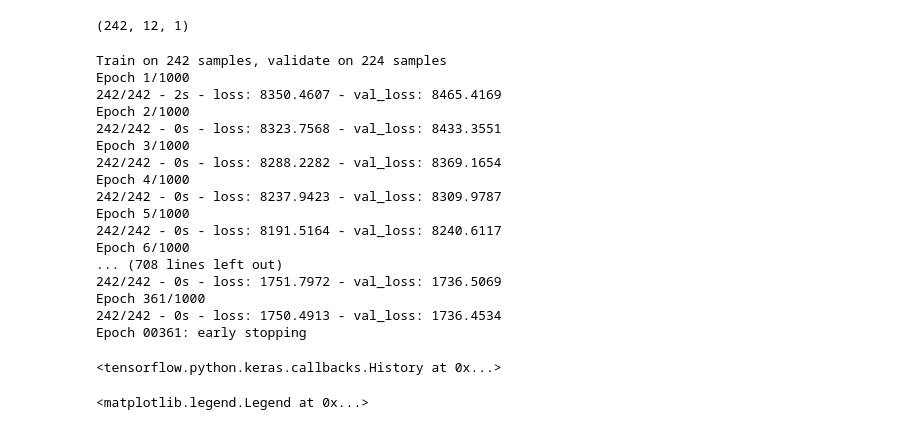
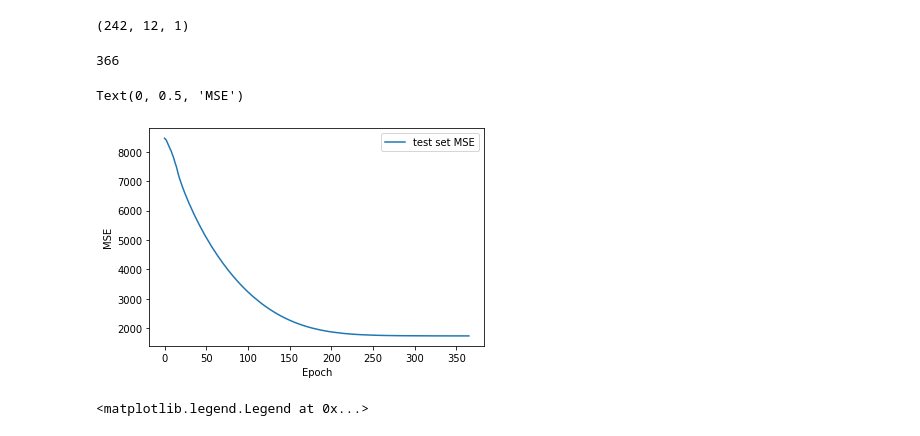
Before and after one commit to jtwang1027/business_analysis, a Jupyter notebook: lstm_time_series.ipynb, the cells around one changed output. Saved outputs shown, nothing was run; the diff lists cells and outputs as text; code cells hidden in the pictures.

```diff
--- a/lstm_time_series.ipynb
+++ b/lstm_time_series.ipynb
@@ -120,26 +119,23 @@ xtest=xtest.reshape(len(xtest),1,1)
 # %%
 epoch=1000
 
-model.fit(xtrain, ytrain, validation_data=(xtest, ytest),batch_size=5, callbacks=[monitor], verbose=2, epochs= epoch)
+history=model.fit(xtrain, ytrain, validation_data=(xtest, ytest),batch_size=5, callbacks=[monitor], verbose=2, epochs= epoch)
-# %% [output]
-Train on 242 samples, validate on 224 samples
-Epoch 1/1000
-242/242 - 2s - loss: 8350.4607 - val_loss: 8465.4169
-Epoch 2/1000
-242/242 - 0s - loss: 8323.7568 - val_loss: 8433.3551
-Epoch 3/1000
-242/242 - 0s - loss: 8288.2282 - val_loss: 8369.1654
-Epoch 4/1000
-242/242 - 0s - loss: 8237.9423 - val_loss: 8309.9787
-Epoch 5/1000
-242/242 - 0s - loss: 8191.5164 - val_loss: 8240.6117
-Epoch 6/1000
-... (708 lines left out)
-242/242 - 0s - loss: 1751.7972 - val_loss: 1736.5069
-Epoch 361/1000
-242/242 - 0s - loss: 1750.4913 - val_loss: 1736.4534
-Epoch 00361: early stopping
-<tensorflow.python.keras.callbacks.History at 0x...>
+# %%
+len(history.history['loss'])
+# %% [output]
+366
+# %%
+total_epochs=len(history.history['loss'])
+
+
+#plt.plot(range(total_epochs), history.history['loss'])
+plt.plot(range(total_epochs), history.history['val_loss'])
+plt.legend(['test set MSE'])
+plt.xlabel('Epoch')
+plt.ylabel('MSE')
+# %% [output]
+Text(0, 0.5, 'MSE')
+[figure, added]
 # %%
 ypred=model.predict(xtest)
 ypred_flat= [item for sublist in ypred for item in sublist]
```
Also changed, not shown: parts of 2 cells of this notebook.
